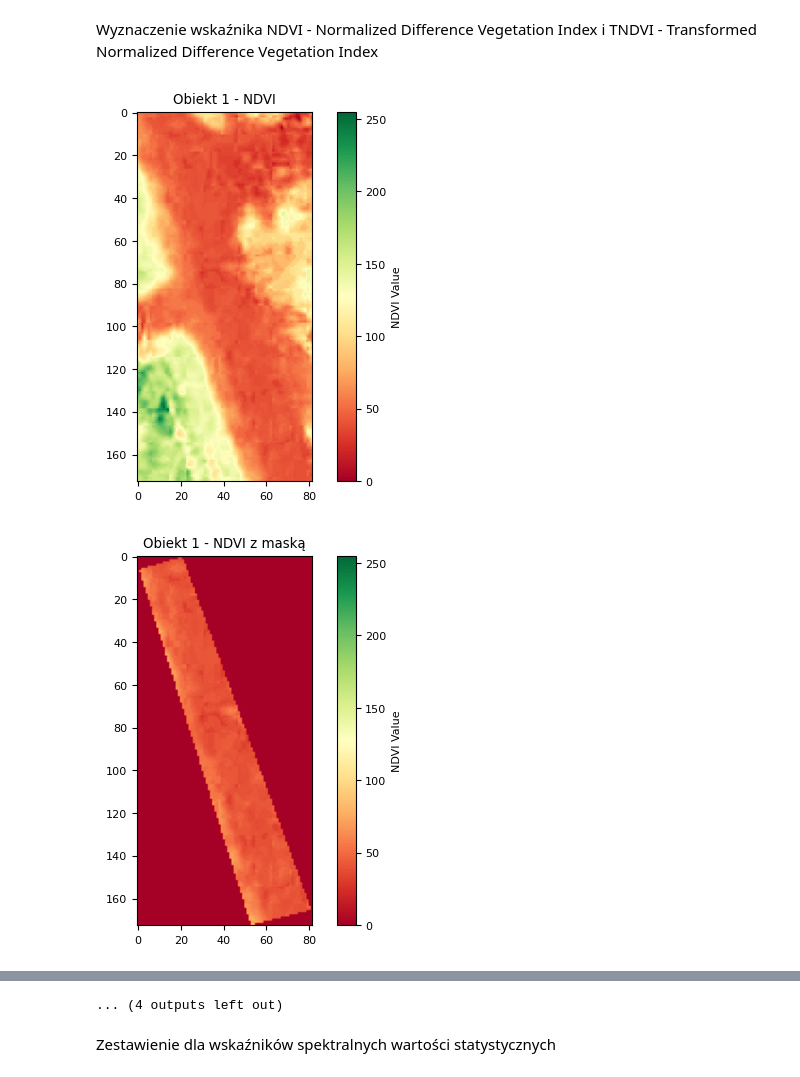
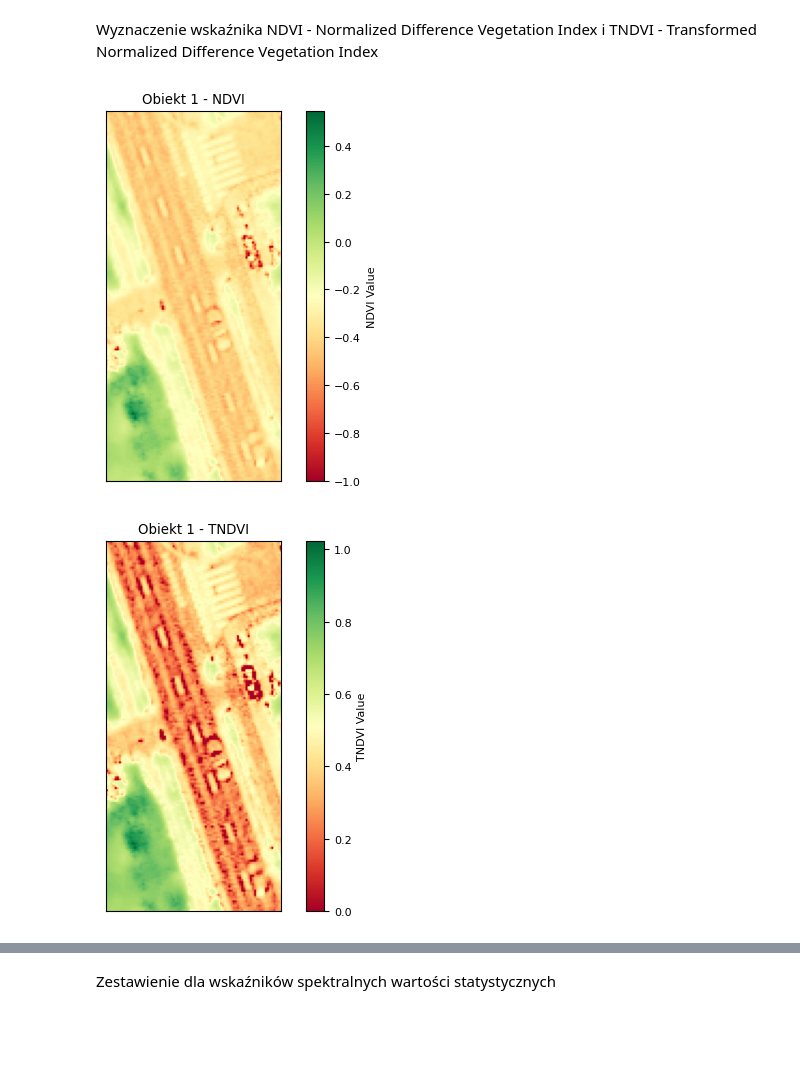
Before and after one commit to mplaciszewska/teledetekcja, a Jupyter notebook: main.ipynb, the cells around one changed output, grey strips where cells are left out. Drawn from its saved outputs; the diff is of its cells as text; code cells hidden in the pictures; blank space fills up the shorter version.

```diff
--- a/main.ipynb
+++ b/main.ipynb
@@ -12,15 +12,15 @@ def read_spatial_raster(path: Union[str, Path]) -> gdal.Dataset:
     assert dataset is not None, "Read spatial raster returned None"
     return dataset
 
-raster_file_CIR = "CIR2015.tif"
-raster_file_RGB = "RGB2015.tif"
-raster_file_CIR_2023 = "CIR2023.tif"
-raster_file_RGB_2023 = "RGB2023.tif"
+raster_file_CIR = "CIR2023.tif"
+raster_file_RGB = "RGB2023.tif"
+raster_file_CIR_2015 = "CIR2015.tif"
+raster_file_RGB_2015 = "RGB2015.tif"
 
 raster_dataset_CIR = read_spatial_raster(raster_file_CIR)
 raster_dataset_RGB = read_spatial_raster(raster_file_RGB)
-raster_dataset_CIR_2023 = read_spatial_raster(raster_file_CIR_2023)
-raster_dataset_RGB_2023 = read_spatial_raster(raster_file_RGB_2023)
+raster_dataset_CIR_2015 = read_spatial_raster(raster_file_CIR_2015)
+raster_dataset_RGB_2015 = read_spatial_raster(raster_file_RGB_2015)
 # %% [markdown]
 Wizualizacja kanałów rastra w matplotlib:
 # %%
@@ -362,72 +297,48 @@ def calculate_NDVI(nir_array, red_array):
     NDVI = (IR-R)/(IR+R)
     NDVI[np.isnan(NDVI)] = 0
     return NDVI
 
 #TNDVI - This index is useful for monitoring vegetation cover in urban environments. It does not saturate like NDVI
 def calculate_TNDVI (nir_array, red_array):
     IR = np.float32(nir_array)
     R = np.float32(red_array)
-    TDVI = np.sqrt(((IR-R)/(IR+R) + 0.5))
-    TDVI[np.isnan(TDVI)] = 0
-    return TDVI
+    TNDVI = ((IR - R) / (IR + R) + 0.5)
+    # Clip any negative values to 0 (to avoid issues with the square root)
+    TNDVI = np.maximum(TNDVI, 0)
+    # Now apply the square root
+    TNDVI = np.sqrt(TNDVI)
+    TNDVI[np.isnan(TNDVI)] = 0
+    return TNDVI
 
 NDVI_masked_list = []
 TNDVI_masked_list = []
 
-def normalize_raster(raster, vmin=None, vmax=None):
-    if vmin is None or vmax is None:
-        vmin, vmax = raster.min(), raster.max()
-    raster_normalized = (raster - vmin) / (vmax - vmin)
-    raster_0_255 = raster_normalized * 255
-    return np.uint8(raster_0_255)
-NDVI_statistics = []
-TNDVI_statistics = []
 for i in range (len(chosen_polygons)):
-
     fragmentNDVI = calculate_NDVI(nir_fragments[i], red_fragments[i])
-    fragmentNDVI = normalize_raster(fragmentNDVI)
-    # raster_normalized = (fragmentNDVI - fragmentNDVI.min())/(fragmentNDVI.max() -fragmentNDVI.min())
-    # raster_0_255 = raster_normalized * 255
-    # raster = np.uint8(raster_0_255)
     plt.imshow(fragmentNDVI, cmap='RdYlGn')
     cbar = plt.colorbar()
     cbar.set_label("NDVI Value")
     plt.title(f"Obiekt {i + 1} - NDVI")
-    plt.savefig(f"object_{i + 1}_NDVI.png")
+    plt.xticks([])
+    plt.yticks([])
     plt.show()
 
-    polygon_in_fragment_frame = shapely.affinity.translate(chosen_polygons[i], -bounds_list[i][0], -bounds_list[i][1])
-    fragment_NDVI_masked, NDVI_no_data_mask = mask_fragment(fragmentNDVI, polygon_in_fragment_frame)
-    fragmentNDVI_masked = normalize_raster(fragment_NDVI_masked,vmin=fragmentNDVI.min(), vmax=fragmentNDVI.max())
-    plt.imshow(fragment_NDVI_masked, cmap='RdYlGn', vmin=fragmentNDVI.min(), vmax=fragmentNDVI.max())
-    cbar = plt.colorbar()
-    cbar.set_label("NDVI Value")
-    plt.title(f"Obiekt {i + 1} - NDVI z maską")
-    plt.show()
-
-    NDVI_masked_list.append((fragment_NDVI_masked, NDVI_no_data_mask))
-
     fragmentTNDVI = calculate_TNDVI(nir_fragments[i], red_fragments[i])
-    fragmentTNDVI = normalize_raster(fragmentTNDVI)
     plt.imshow(fragmentTNDVI, cmap='RdYlGn')
     cbar = plt.colorbar()
     cbar.set_label("TNDVI Value")
     plt.title(f"Obiekt {i + 1} - TNDVI")
-    plt.savefig(f"object_{i + 1}_TNDVI.png")
+    plt.xticks([])
+    plt.yticks([])
     plt.show()
 
+    polygon_in_fragment_frame = shapely.affinity.translate(chosen_polygons[i], -bounds_list[i][0], -bounds_list[i][1])
+
+    fragment_NDVI_masked, NDVI_no_data_mask = mask_fragment(fragmentNDVI, polygon_in_fragment_frame)
+    NDVI_masked_list.append((fragment_NDVI_masked, NDVI_no_data_mask))
+
     fragmentTNDVI_masked, TNDVI_no_data_mask = mask_fragment(fragmentTNDVI, polygon_in_fragment_frame)
-    fragmentTNDVI_masked = normalize_raster(fragmentTNDVI_masked,vmin=fragmentTNDVI.min(), vmax=fragmentTNDVI.max())
-
-    plt.imshow(fragmentTNDVI_masked, cmap='RdYlGn', vmin=fragmentTNDVI.min(), vmax=fragmentTNDVI.max())
-    cbar = plt.colorbar()
-    cbar.set_label("TNDVI Value")
-    plt.title(f"Obiekt {i + 1} - TNDVI z maską")
-    plt.show()
     TNDVI_masked_list.append((fragmentTNDVI_masked, TNDVI_no_data_mask))
-
-    NDVI_statistics.append(calc_statistics(fragmentNDVI))
-    TNDVI_statistics.append(calc_statistics(fragmentTNDVI))
 # %% [output]
-[figure, old version]
+[figure, new version]
-[figure, old version]
+[figure, new version]
@@ -444,3 +351,2 @@ for i in range (len(chosen_polygons)):
-... (4 outputs left out)
 # %% [markdown]
 Zestawienie dla wskaźników spektralnych wartości statystycznych
```
Also changed, not shown: parts of 9 cells of this notebook.
